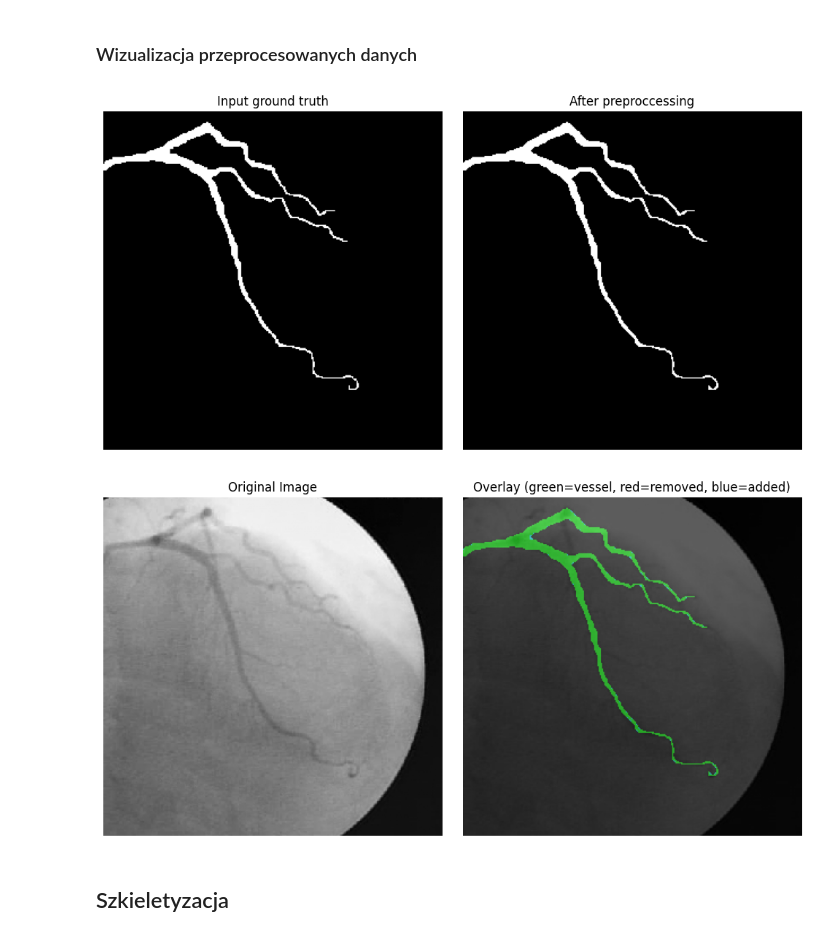
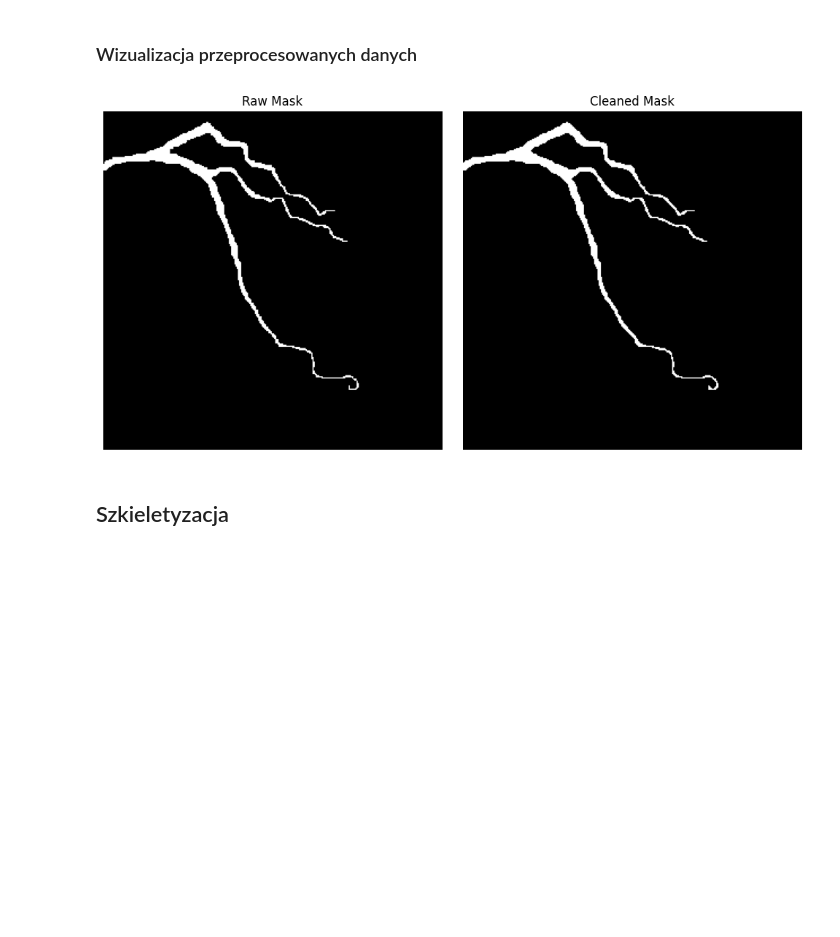
Before and after one commit to lkwinta/coronary-stenosis-detection, a Jupyter notebook: notebooks/skeletonize.ipynb, the cells around one changed output. Cells and saved outputs as stored; diff of their text form; code cells hidden in the pictures; blank space fills up the shorter version.

```diff
--- a/notebooks/skeletonize.ipynb
+++ b/notebooks/skeletonize.ipynb
@@ -157,36 +60,16 @@ def _count_components(mask: np.ndarray) -> int:
 # %% [markdown]
 ### Wizualizacja przeprocesowanych danych
 # %%
-stages = clean_mask(raw_mask)
-mask_clean = stages["final"]
-
-removed = stages["input"] & ~stages["final"]
-added = stages["final"] & ~stages["input"]
-
-overlay = np.stack([image] * 3, axis=-1).astype(np.float32) / 255.0 * 0.4
-overlay[stages["final"], 1] += 0.5
-overlay[removed, 0] += 0.5
-overlay[added, 2] += 0.5
-overlay = np.clip(overlay, 0, 1)
-
-show_image(
-    stages["input"].astype(np.uint8),
-    stages["final"].astype(np.uint8),
-    titles=[
-        "Input ground truth" if USE_GROUND_TRUTH else "Input segmentation",
-        "After preproccessing",
-    ],
+mask_clean = clean_mask(
+    mask,
+    closing_radius=CLOSING_DISK_RADIUS,
+    max_hole_size=MAX_HOLE_SIZE,
+    min_object_size=MIN_OBJECT_SIZE,
 )
-
-show_image(
-    image,
-    overlay,
-    titles=["Original Image", "Overlay (green=vessel, red=removed, blue=added)"],
-    cmap=["gray", None],
-)
-# %% [output]
-[figure, removed]
-[figure, removed]
+# %%
+show_image(mask, mask_clean, titles=["Raw Mask", "Cleaned Mask"])
+# %% [output]
+[figure, added]
 # %% [markdown]
 ## Szkieletyzacja
 # %%
```
Also changed, not shown: parts of 27 cells of this notebook, 14 other files.
